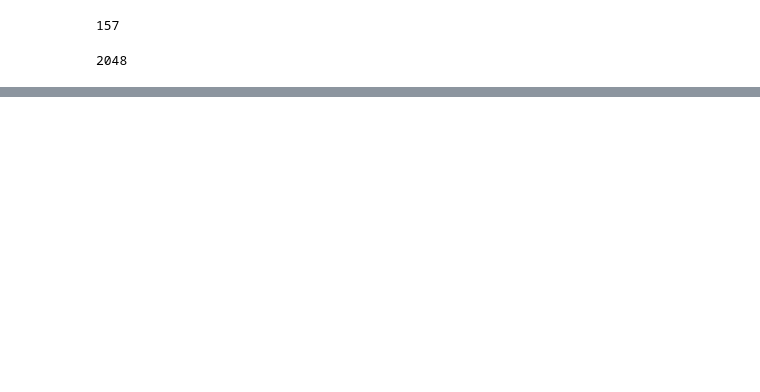
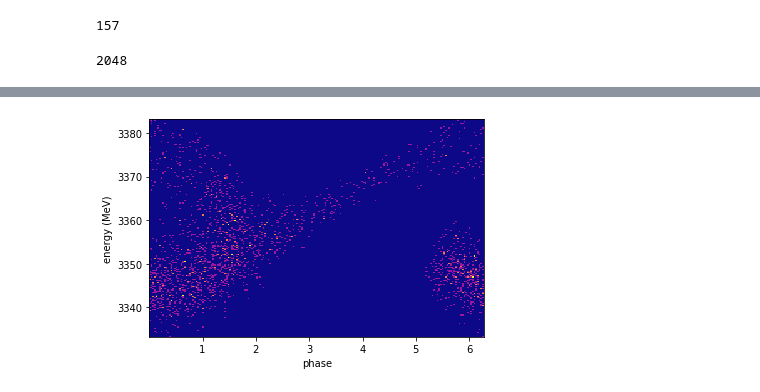
Before and after one commit to slaclab/lume-genesis, a Jupyter notebook: examples/simple_genesis_run.ipynb, the cells around one changed output, grey strips where cells are left out. Cells and saved outputs as stored; diff of their text form; code cells hidden in the pictures; blank space fills up the shorter version.

```diff
--- a/examples/simple_genesis_run.ipynb
+++ b/examples/simple_genesis_run.ipynb
@@ -145,12 +168,14 @@ plt.show()
 # %%
 def frame(i, ):
     p = b[i]
-    plt.hist2d(p[1], 0.511*p[0], bins=[200,200], cmap=plt.get_cmap('plasma'))
+    plt.hist2d(p[1]% (2*np.pi), 0.511*p[0], bins=[200,200], cmap=plt.get_cmap('plasma'))
     plt.xlabel('phase')
     plt.ylabel('energy (MeV)')
     plt.savefig('frame_'+str(i)+'.png')
 
 frame(100)
+# %% [output]
+[figure, added]
 # %%
 # Make frames
 for i in range(nbunch):
```
Also changed, not shown: parts of 24 cells of this notebook, 12 other files.
